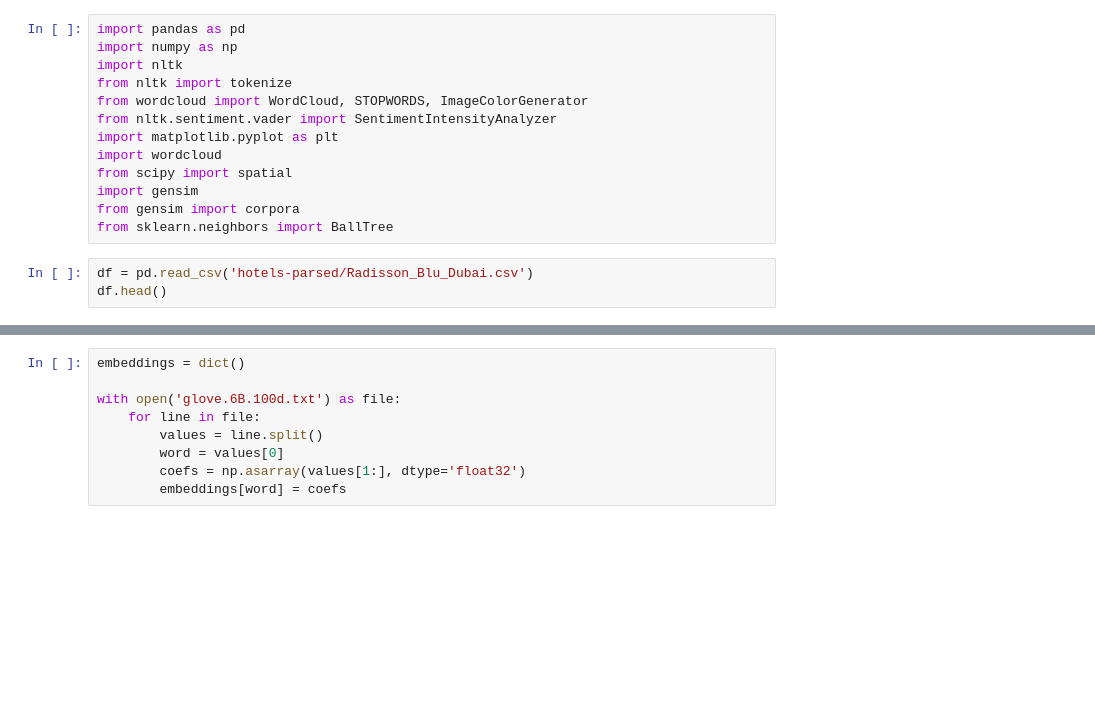
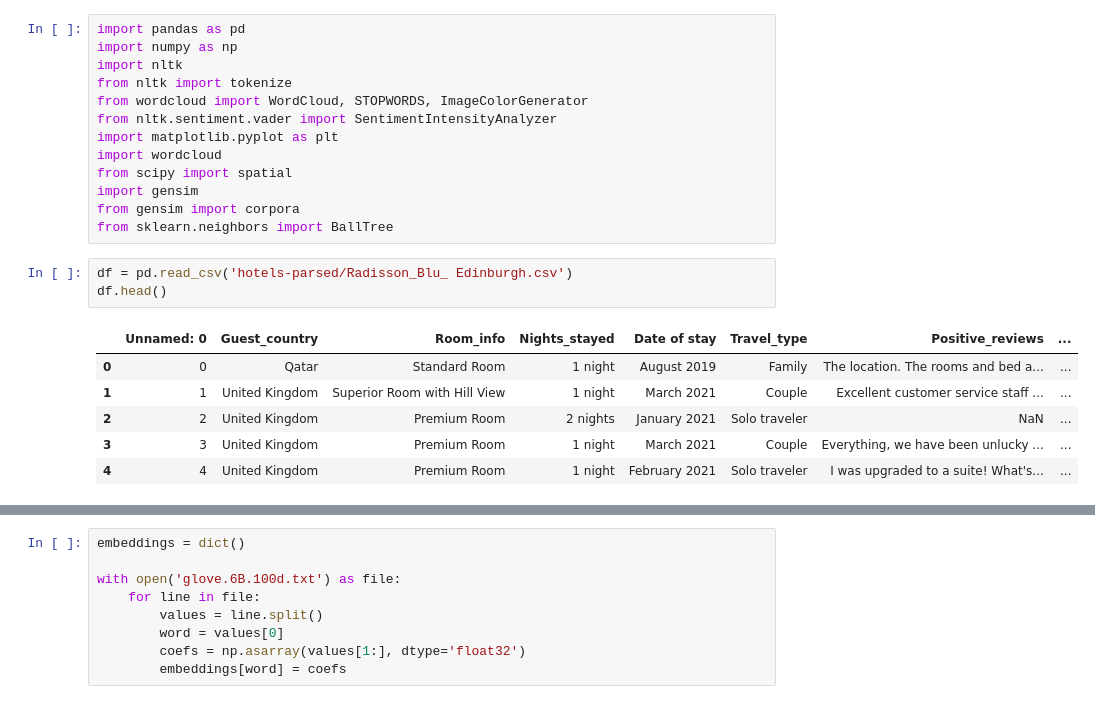
Before and after one commit to mitosHermanos/SIAP-NN, a Jupyter notebook: Untitled.ipynb, the cells around one changed output, grey strips where cells are left out. Cells and saved outputs as stored; diff of their text form; blank space fills up the shorter version.

```diff
--- a/Untitled.ipynb
+++ b/Untitled.ipynb
@@ -12,8 +12,15 @@ import gensim
 from gensim import corpora
 from sklearn.neighbors import BallTree
 # %%
-df = pd.read_csv('hotels-parsed/Radisson_Blu_Dubai.csv')
+df = pd.read_csv('hotels-parsed/Radisson_Blu_ Edinburgh.csv')
 df.head()
+# %% [output]
+|  | Unnamed: 0 | Guest_country | Room_info | Nights_stayed | Date of stay | Travel_type | Positive_reviews | ... |
+| 0 | 0 | Qatar | Standard Room | 1 night | August 2019 | Family | The location. The rooms and bed a... | ... |
+| 1 | 1 | United Kingdom | Superior Room with Hill View | 1 night | March 2021 | Couple | Excellent customer service staff ... | ... |
+| 2 | 2 | United Kingdom | Premium Room | 2 nights | January 2021 | Solo traveler | NaN | ... |
+| 3 | 3 | United Kingdom | Premium Room | 1 night | March 2021 | Couple | Everything, we have been unlucky ... | ... |
+| 4 | 4 | United Kingdom | Premium Room | 1 night | February 2021 | Solo traveler | I was upgraded to a suite! What's... | ... |
 # %%
 df['Nights_stayed'] = df['Nights_stayed'].str.replace('nights', '')
 df['Nights_stayed'] = df['Nights_stayed'].str.replace('night', '')
```
Also changed, not shown: parts of 17 cells of this notebook, 54 other files.
